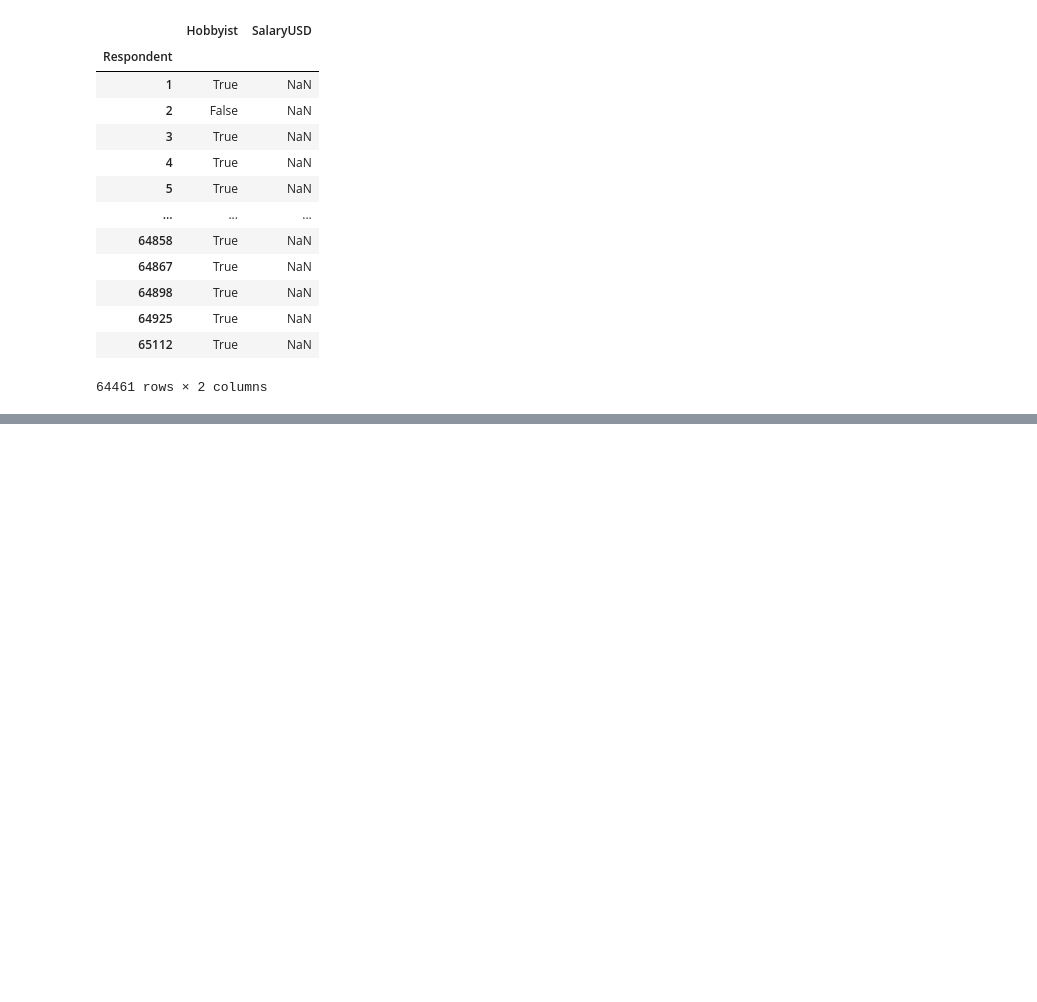
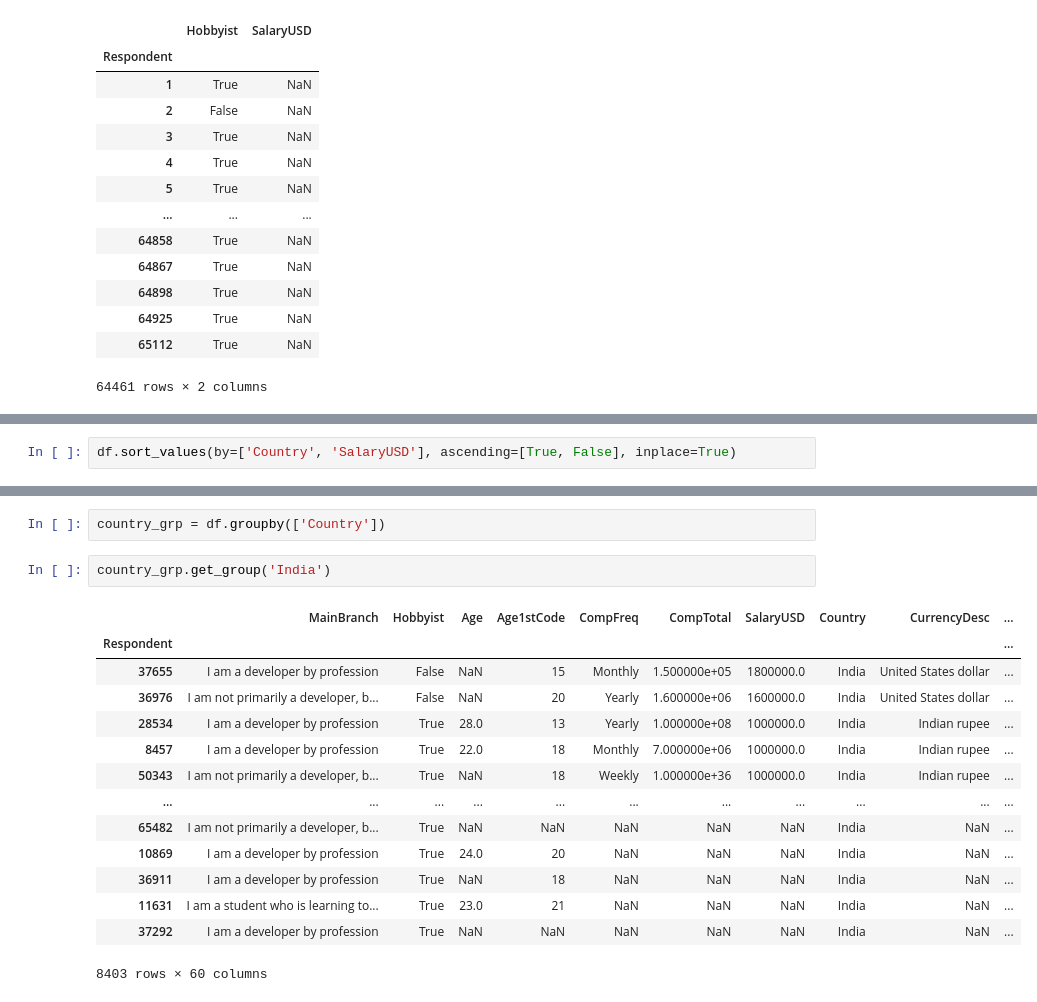
Before and after one commit to bekaarcoder/PyNotes, a Jupyter notebook: Pandas/LoadingData.ipynb, the cells around one changed output, grey strips where cells are left out. Drawn from its saved outputs; the diff is of its cells as text; blank space fills up the shorter version.

Commit message:
sorting, grouping and aggregation in pandas

```diff
--- a/Pandas/LoadingData.ipynb
+++ b/Pandas/LoadingData.ipynb
@@ -429,0 +432,2 @@ df.loc[:, ['Hobbyist', 'SalaryUSD']]
+# %%
+df.sort_values(by=['Country', 'SalaryUSD'], ascending=[True, False], inplace=True)
@@ -429,0 +589,19 @@ df.loc[:, ['Hobbyist', 'SalaryUSD']]
+# %%
+country_grp = df.groupby(['Country'])
+# %%
+country_grp.get_group('India')
+# %% [output]
+|  | MainBranch | Hobbyist | Age | Age1stCode | CompFreq | CompTotal | SalaryUSD | Country | CurrencyDesc | ... |
+| Respondent |  |  |  |  |  |  |  |  |  | ... |
+| 37655 | I am a developer by profession | False | NaN | 15 | Monthly | 1.500000e+05 | 1800000.0 | India | United States dollar | ... |
+| 36976 | I am not primarily a developer, b... | False | NaN | 20 | Yearly | 1.600000e+06 | 1600000.0 | India | United States dollar | ... |
+| 28534 | I am a developer by profession | True | 28.0 | 13 | Yearly | 1.000000e+08 | 1000000.0 | India | Indian rupee | ... |
+| 8457 | I am a developer by profession | True | 22.0 | 18 | Monthly | 7.000000e+06 | 1000000.0 | India | Indian rupee | ... |
+| 50343 | I am not primarily a developer, b... | True | NaN | 18 | Weekly | 1.000000e+36 | 1000000.0 | India | Indian rupee | ... |
+| ... | ... | ... | ... | ... | ... | ... | ... | ... | ... | ... |
+| 65482 | I am not primarily a developer, b... | True | NaN | NaN | NaN | NaN | NaN | India | NaN | ... |
+| 10869 | I am a developer by profession | True | 24.0 | 20 | NaN | NaN | NaN | India | NaN | ... |
+| 36911 | I am a developer by profession | True | NaN | 18 | NaN | NaN | NaN | India | NaN | ... |
+| 11631 | I am a student who is learning to... | True | 23.0 | 21 | NaN | NaN | NaN | India | NaN | ... |
+| 37292 | I am a developer by profession | True | NaN | NaN | NaN | NaN | NaN | India | NaN | ... |
+8403 rows × 60 columns
```
Also changed, not shown: parts of 35 cells of this notebook, 1 other file.
